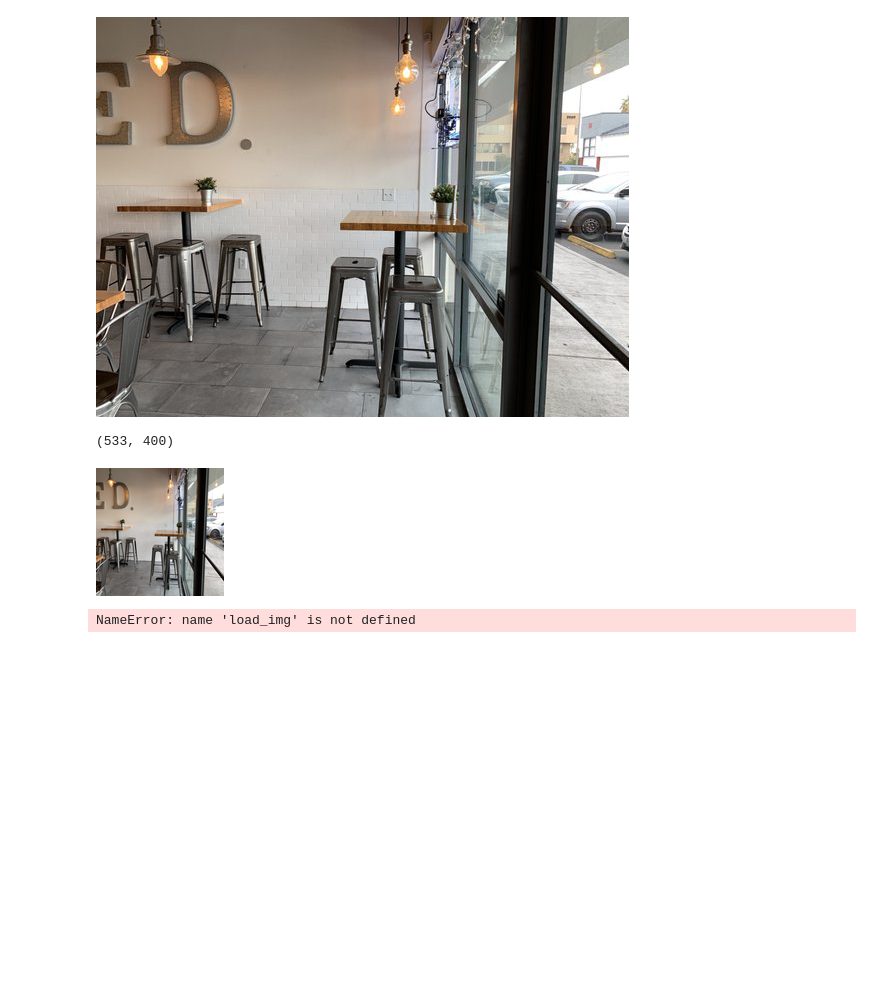
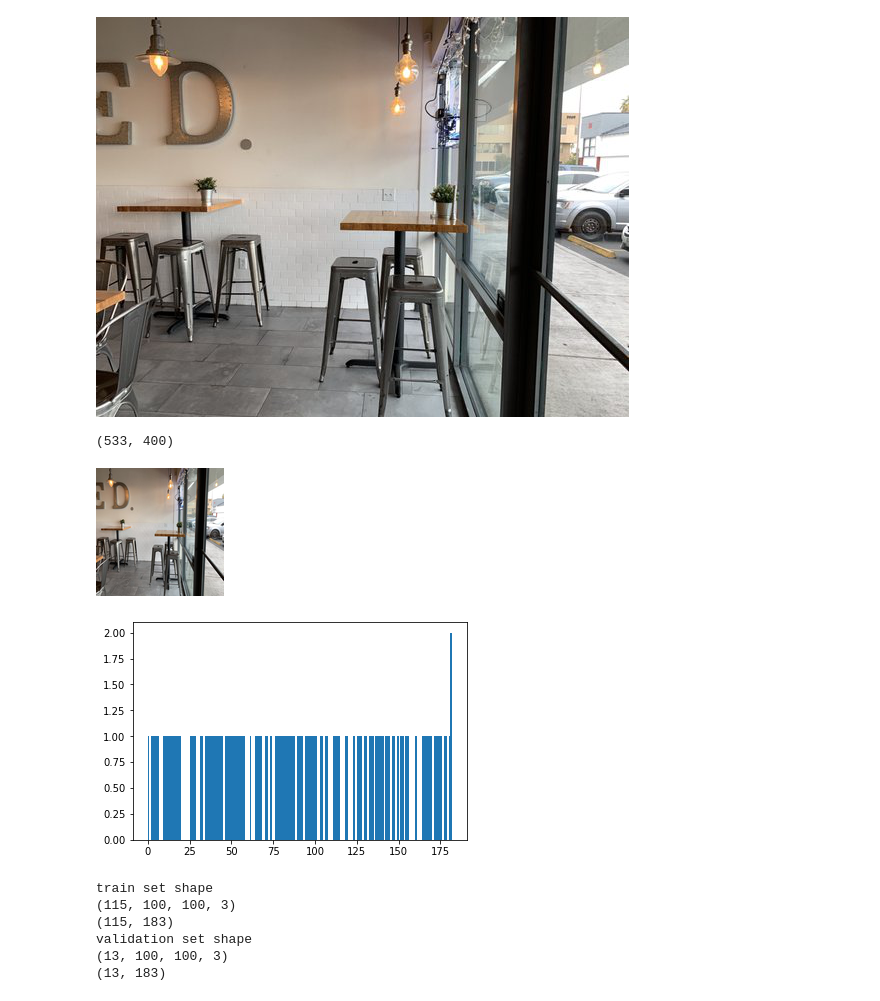
Before and after one commit to ck-unifr/yelp_dataset_challenge, a Jupyter notebook: notebooks/predict_star_ratings_with_photos.ipynb, the cells around one changed output. Cells and saved outputs as stored; diff of their text form; code cells hidden in the pictures; blank space fills up the shorter version.

```diff
--- a/notebooks/predict_star_ratings_with_photos.ipynb
+++ b/notebooks/predict_star_ratings_with_photos.ipynb
@@ -89,4 +111,4 @@ df_merged.shape
 # %% [markdown]
 - Due to limited computational resources, randomly select some samples from the dataframe
 # %%
-df_merged_new = df_merged.sample(frac=0.01, replace=False, random_state=42)
+df_merged_new = df_merged.sample(frac=0.001, replace=False, random_state=42)
@@ -151,11 +177,6 @@ img_width, img_height = 100, 100
 
 img_x = []
 img_y = []
-
-train_img_x = []
-train_img_y = []
-test_img_x = []
-test_img_y = []
 
 # ------------
 # Get training and test images
@@ -175,17 +196,55 @@ for photo_id in list(list_photo_ids):
     x = img_to_array(img_resize)      # this is a Numpy array with shape (img_width, img_height, 3)
     # x = x.reshape((1,) + x.shape)   # this is a Numpy array with shape (1, 3, img_width, img_height)
 
-    if not product_id in list_product_id:
-        print('photo {} does not have product information'.format(file_path))
-
     img_x.append(x)
     img_y.append(photo_id)
 
 
+combined = list(zip(img_x, img_y))
+random.shuffle(combined)
 
-s = np.arange(img_x.shape[0])
-np.random.shuffle(s)
-img_x = img_x[s]
-img_y = img_y[x]
+img_x[:], img_y[:] = zip(*combined)
+
+
+train_img_x = img_x[:round(0.7*len(img_x))]
+train_img_y = img_y[:round(0.7*len(img_y))]
+test_img_x = img_x[round(0.7*len(img_x)):]
+test_img_y = img_y[round(0.7*len(img_y)):]
+
+train_img_x = np.array(train_img_x)
+train_img_y = np.array(train_img_y)
+test_img_x = np.array(test_img_x)
+test_img_y = np.array(test_img_y)
-# %% [output]
-NameError: name 'load_img' is not defined
+# %%
+# ----------
+# Transform category to one-hot encoding
+
+le = preprocessing.LabelEncoder()
+le.fit(class_names)
+train_img_y = le.transform(train_img_y)
+test_img_y = le.transform(test_img_y)
+
+plt.hist(train_img_y.tolist(), range(min(train_img_y), max(train_img_y)+1))
+plt.show()
+# %% [output]
+[figure, added]
+# %%
+train_img_y = to_categorical(train_img_y, num_classes = len(class_names))
+test_img_y = to_categorical(test_img_y, num_classes = len(class_names))
+
+# Split the train and the validation set for the fitting
+train_img_x, val_img_x, train_img_y, val_img_y = train_test_split(train_img_x, train_img_y, test_size = 0.1, random_state=42)
+
+print('train set shape')
+print(np.array(train_img_x).shape)
+print(np.array(train_img_y).shape)
+print('validation set shape')
+print(np.array(val_img_x).shape)
+print(np.array(val_img_y).shape)
+# %% [output]
+train set shape
+(115, 100, 100, 3)
+(115, 183)
+validation set shape
+(13, 100, 100, 3)
+(13, 183)
```
Also changed, not shown: parts of 11 cells of this notebook.
